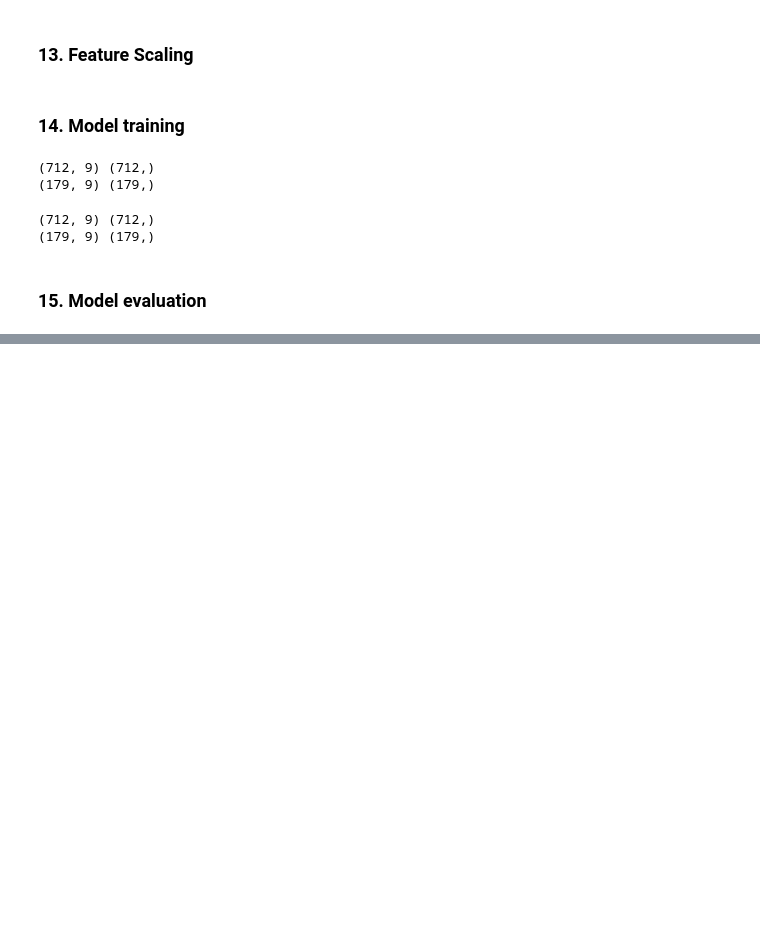
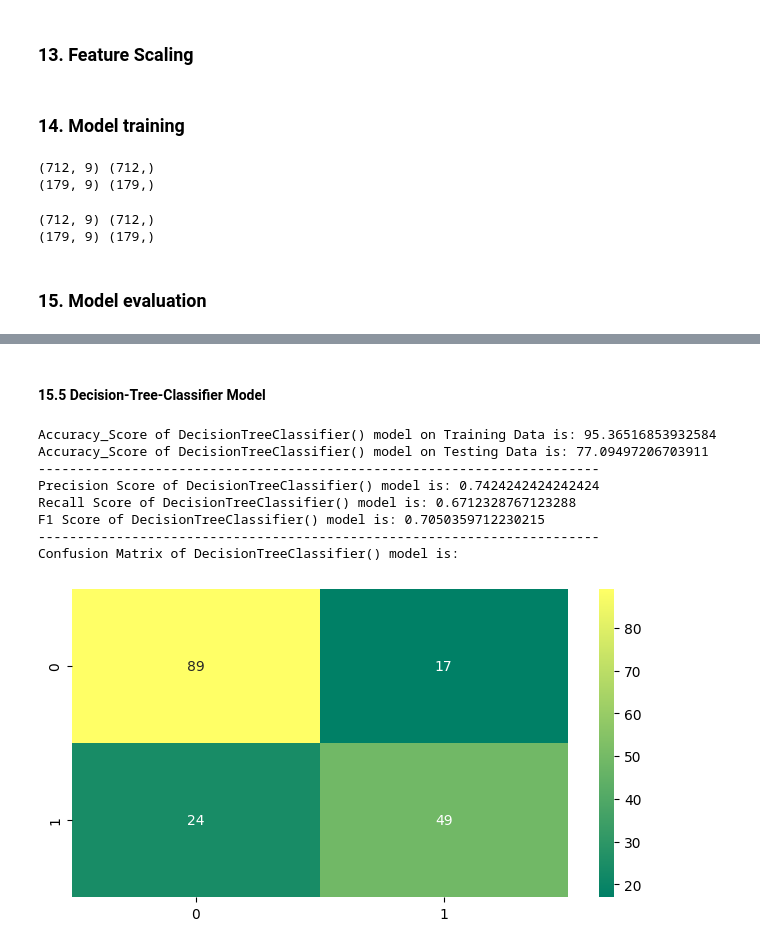
Before and after one commit to zola8/python-visualization-ml, a Jupyter notebook: src/kaggle-titanic-competition/a05_OK_overall_check.ipynb, the cells around one changed output, grey strips where cells are left out. Saved outputs shown, nothing was run; the diff lists cells and outputs as text; code cells hidden in the pictures; blank space fills up the shorter version.

```diff
--- a/src/kaggle-titanic-competition/a05_OK_overall_check.ipynb
+++ b/src/kaggle-titanic-competition/a05_OK_overall_check.ipynb
@@ -390,0 +452,16 @@ F1 Score of LogisticRegression() model is: 0.75
+# %% [markdown]
+#### 15.5 Decision-Tree-Classifier Model
+# %%
+from sklearn.tree import DecisionTreeClassifier
+
+model_prediction(DecisionTreeClassifier())
+# %% [output]
+Accuracy_Score of DecisionTreeClassifier() model on Training Data is: 95.36516853932584
+Accuracy_Score of DecisionTreeClassifier() model on Testing Data is: 77.09497206703911
+------------------------------------------------------------------------
+Precision Score of DecisionTreeClassifier() model is: 0.7424242424242424
+Recall Score of DecisionTreeClassifier() model is: 0.6712328767123288
+F1 Score of DecisionTreeClassifier() model is: 0.7050359712230215
+------------------------------------------------------------------------
+Confusion Matrix of DecisionTreeClassifier() model is:
+[figure, added]
```
Also changed, not shown: parts of 41 cells of this notebook, 34 other files.
